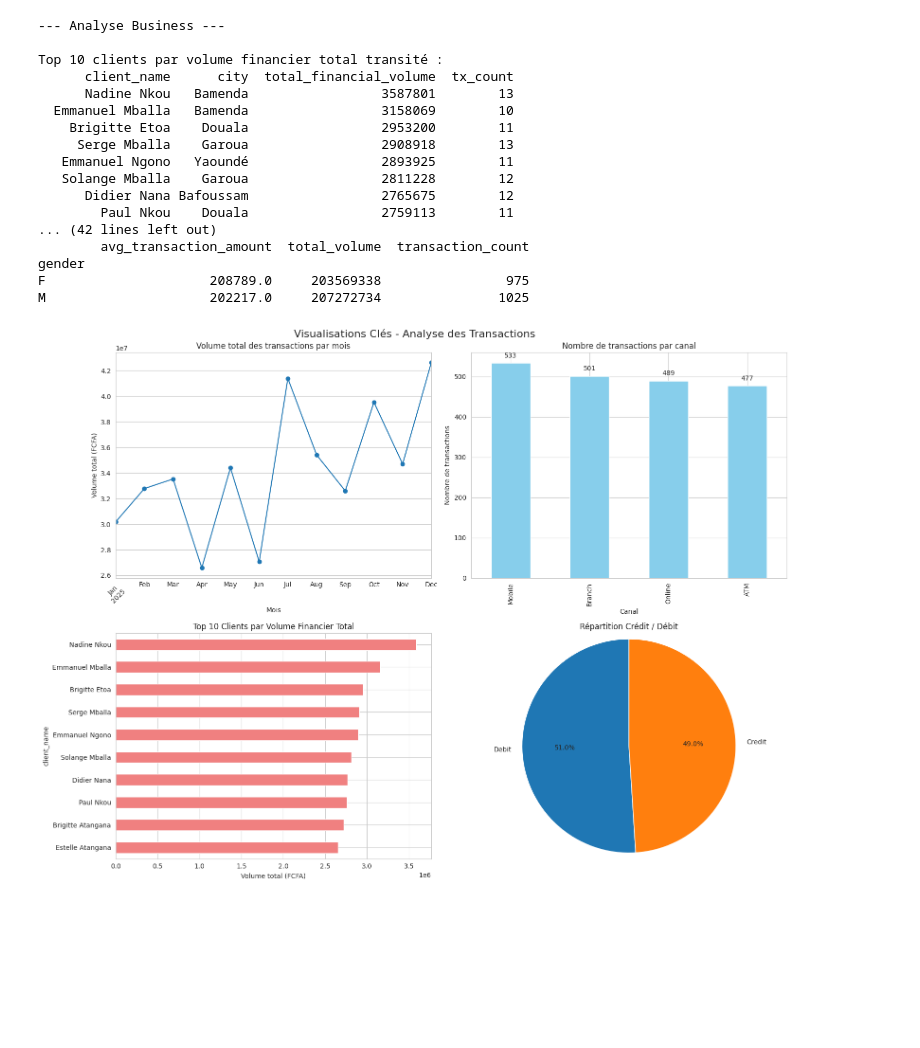
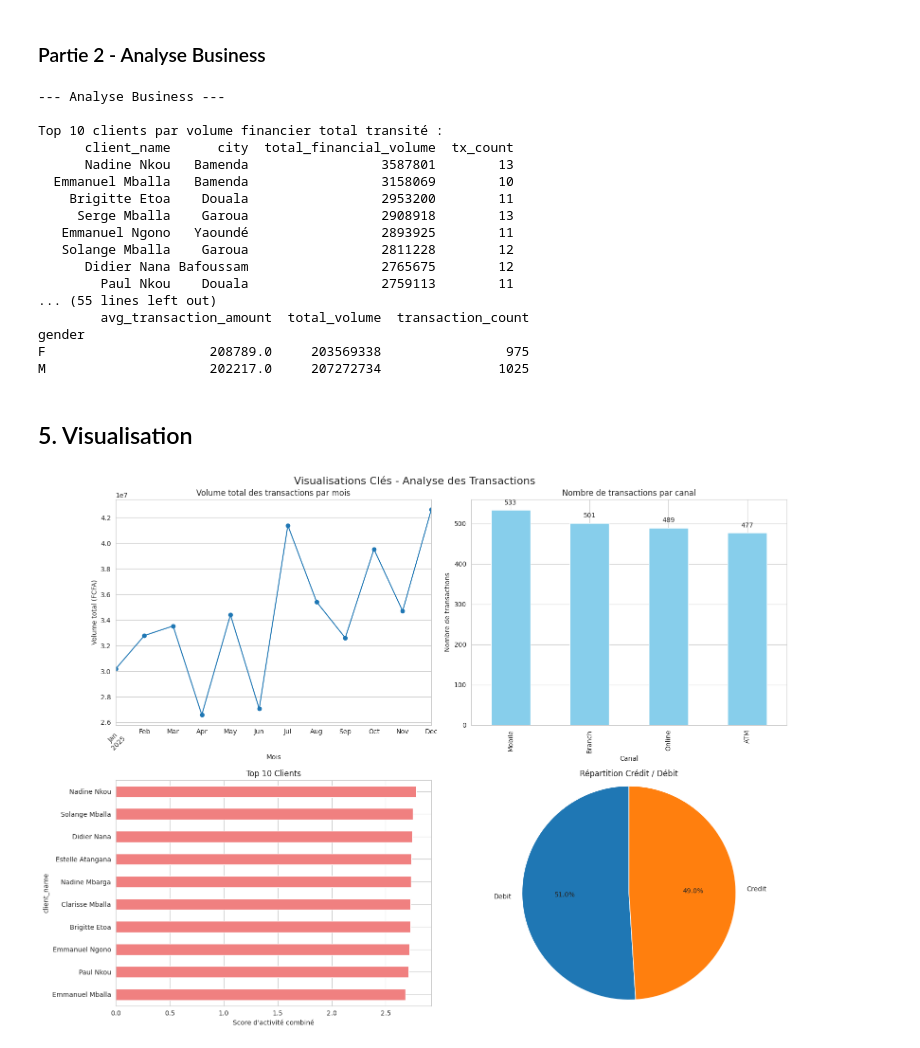
Before and after one commit to kd237/financial-house-data-analyst-test, a Jupyter notebook: partie_5_transactions/analyse_transactions.ipynb, the cells around one changed output. Drawn from its saved outputs; the diff is of its cells as text; code cells hidden in the pictures; blank space fills up the shorter version.

Commit message:
feat/analyse-and-worflow-v2

```diff
--- a/partie_5_transactions/analyse_transactions.ipynb
+++ b/partie_5_transactions/analyse_transactions.ipynb
@@ -167,3 +235,5 @@ Savings   204332 FCFA
+# %% [markdown]
+### Partie 2 - Analyse Business
 # %%
 # --- Clients les plus actifs ---
 print(f"\n--- Analyse Business ---")
@@ -194,10 +264,32 @@ top_10_by_channels = client_activity.nlargest(10, 'unique_channels')[['client_na
 print("\nTop 10 clients par diversité de canaux utilisés :")
 print(top_10_by_channels.to_string(index=False))
 
-# Justification: Un client "actif" n'a pas une seule définition. L'analyse selon ces trois angles
-# permet de capturer différents comportements : le "gros dépensier" (volume), le "quotidien" (fréquence),
-# et le "connecté" (diversité). Chacun de ces segments peut être ciblé avec des offres différentes.
+# L'activité d'un client est évalué sous 3 angle
+    #- La Fréquence (Nombre de transactions) : Le client qui utilise sa banque tous les jours (même pour de petits montants).
+    # - Le Volume Financier (Somme des transactions) : Le client qui fait transiter le plus d'argent (somme des débits + somme des crédits).
+    #- La Diversité des Canaux : Un client qui utilise à la fois le Mobile, l'ATM et l'Online est considéré comme plus "engagé" numériquement. nous devons prendre encompte ces
 
+# Normalisation des scores (pour mettre les 3 critères sur une échelle comparable)
+# On utilise le rang (rank) car c'est plus robuste aux valeurs extrêmes
+client_activity['score_volume'] = client_activity['total_financial_volume'].rank(pct=True)
+client_activity['score_freq'] = client_activity['tx_count'].rank(pct=True)
+client_activity['score_channels'] = client_activity['unique_channels'].rank(pct=True)
+
+# 2. Calcul du Score Global d'Activité
+# Vous pouvez ajuster les poids (ex: 0.5 pour la fréquence si c'est plus important pour vous)
+client_activity['global_activity_score'] = (
+    client_activity['score_volume']  +
+    client_activity['score_freq']  +
+    client_activity['score_channels']
+)
+
+# 3. Top 10 des clients les plus actifs (Omnicanaux, réguliers et à fort volume)
+top_10_globaux = client_activity.nlargest(10, 'global_activity_score')[
+    ['client_name', 'city', 'tx_count', 'total_financial_volume', 'unique_channels', 'global_activity_score']
+]
+
+print("\n🏆 TOP 10 DES CLIENTS LES PLUS ACTIFS (SCORE COMBINÉ) :")
+print(top_10_globaux.to_string(index=False))
 # --- Analyse par Ville ---
 city_stats = df_trans.groupby('city').agg(
     total_transactions=('transaction_id', 'count'),
@@ -235,7 +327,7 @@ Top 10 clients par volume financier total transité :
    Solange Mballa    Garoua                 2811228        12
       Didier Nana Bafoussam                 2765675        12
         Paul Nkou    Douala                 2759113        11
-... (42 lines left out)
+... (55 lines left out)
         avg_transaction_amount  total_volume  transaction_count
 gender
 F                     208789.0     203569338                975
@@ -245,38 +335,40 @@ M                     202217.0     207272734               1025
+# %% [markdown]
+## 5. Visualisation
 # %%
 # Configuration des sous-graphiques
 fig, axes = plt.subplots(2, 2, figsize=(16, 12))
 fig.suptitle('Visualisations Clés - Analyse des Transactions', fontsize=16)
 
 # 1. Volume par Mois
 df_trans['month'] = df_trans['date'].dt.to_period('M')
 monthly_volume = df_trans.groupby('month')['amount'].sum().sort_index()
 monthly_volume.plot(kind='line', marker='o', ax=axes[0,0])
 axes[0,0].set_title('Volume total des transactions par mois')
 axes[0,0].set_xlabel('Mois')
 axes[0,0].set_ylabel('Volume total (FCFA)')
 axes[0,0].tick_params(axis='x', rotation=45)
 
 # 2. Transactions par Canal
 channel_counts.plot(kind='bar', ax=axes[0,1], color='skyblue')
 axes[0,1].set_title('Nombre de transactions par canal')
 axes[0,1].set_xlabel('Canal')
 axes[0,1].set_ylabel('Nombre de transactions')
 for i, v in enumerate(channel_counts):
     axes[0,1].text(i, v + 10, str(v), ha='center', va='bottom')
 
-# 3. Top 10 Clients (par volume financier)
-top_10_plot = top_10_by_volume.set_index('client_name')['total_financial_volume'].sort_values().plot(kind='barh', ax=axes[1,0], color='lightcoral')
-axes[1,0].set_title('Top 10 Clients par Volume Financier Total')
-axes[1,0].set_xlabel('Volume total (FCFA)')
+# 3. Top 10 Clients
+top_10_plot = top_10_globaux.set_index('client_name')['global_activity_score'].sort_values().plot(kind='barh', ax=axes[1,0], color='lightcoral')
+axes[1,0].set_title('Top 10 Clients')
+axes[1,0].set_xlabel("Score d'activité combiné")
 
 # 4. (Bonus) Répartition des types de transaction
 transaction_type_counts = df_trans['transaction_type'].value_counts()
 axes[1,1].pie(transaction_type_counts, labels=transaction_type_counts.index, autopct='%1.1f%%', startangle=90)
 axes[1,1].set_title('Répartition Crédit / Débit')
 axes[1,1].axis('equal')
 
 plt.tight_layout()
 plt.show()
 # %% [output]
-[figure, old version]
+[figure, new version]
 # %% [markdown]
```
Also changed, not shown: parts of 19 cells of this notebook.
